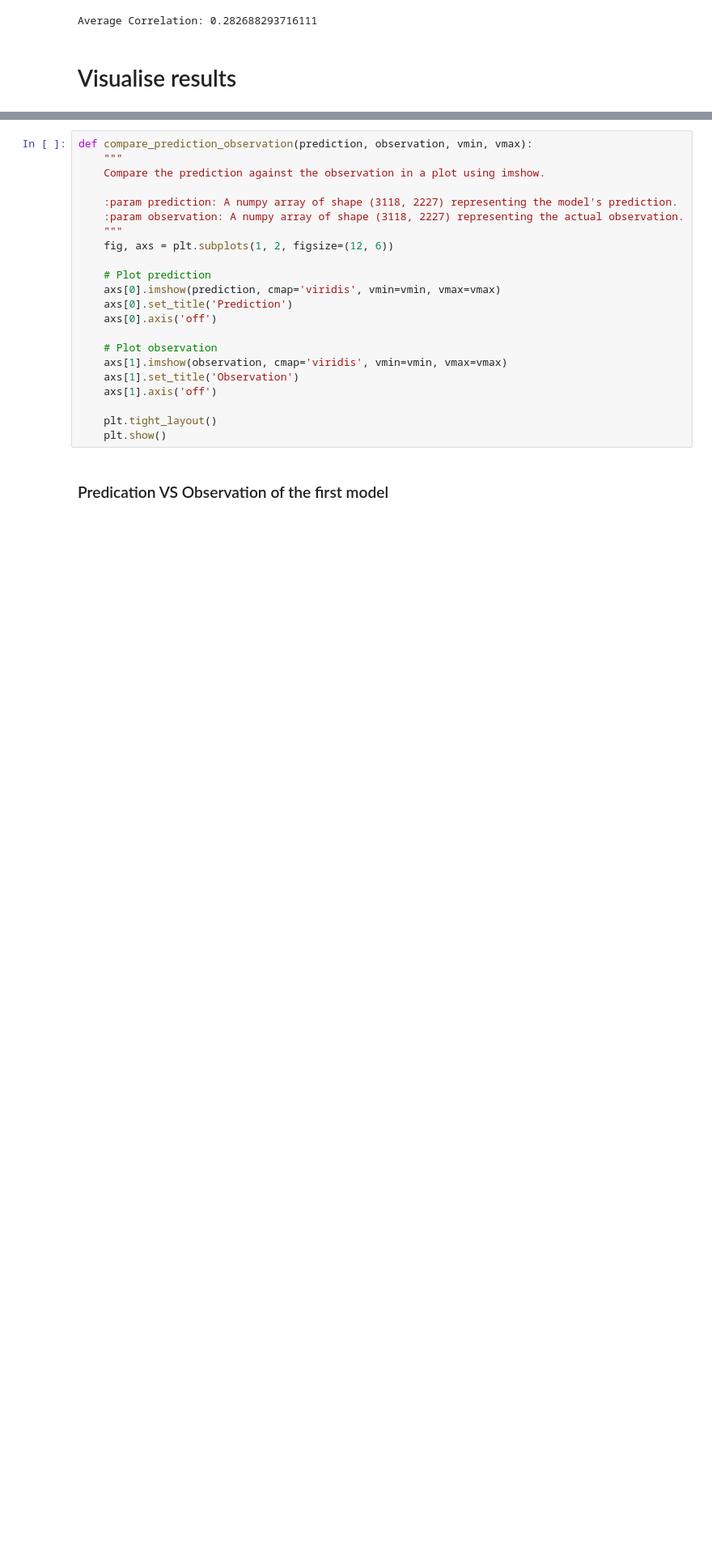
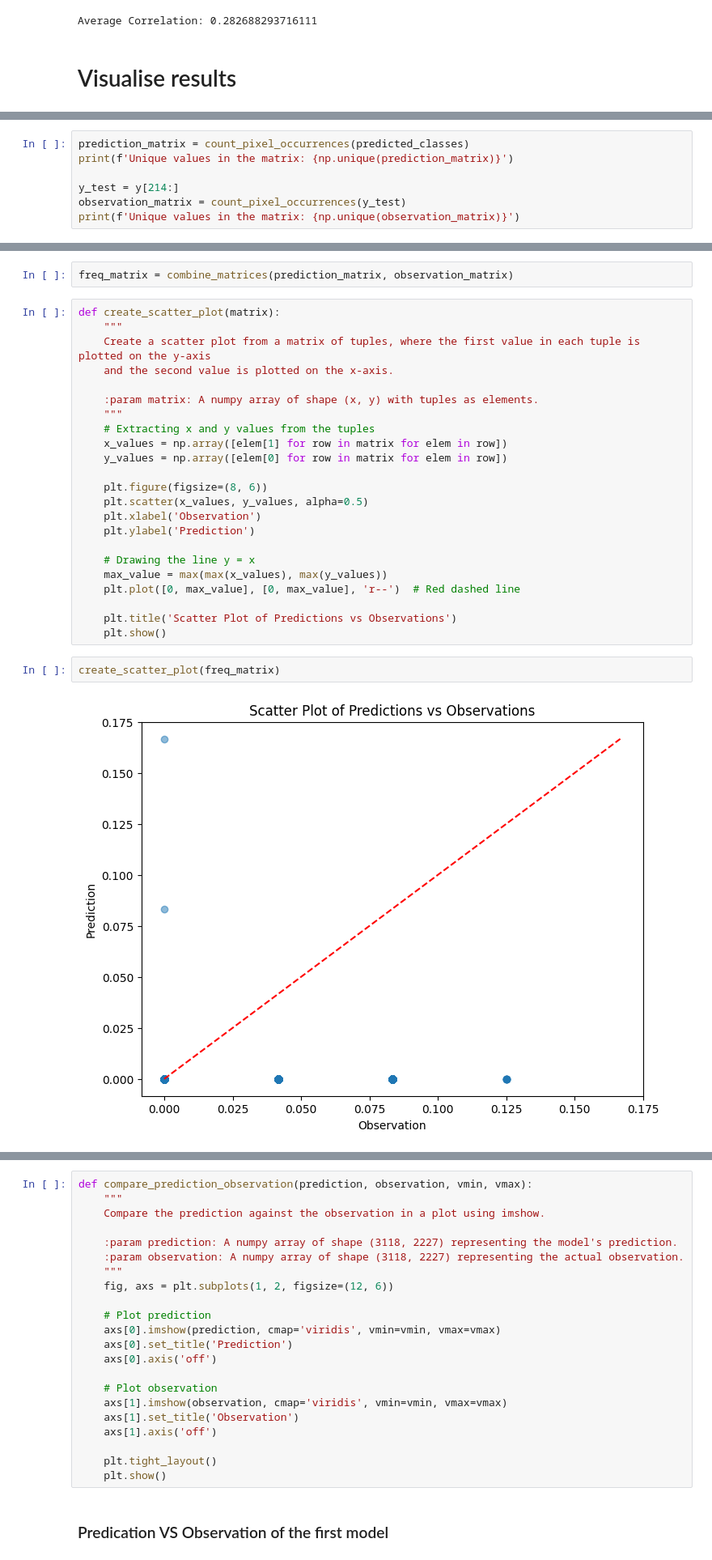
Before and after one commit to Tom-v-G/UC_wildfire_forecasting, a Jupyter notebook: data visualisation Rajiv.ipynb, the cells around one changed output, grey strips where cells are left out. Shown at 81% size. Drawn from its saved outputs; the diff is of its cells as text; blank space fills up the shorter version.

```diff
--- a/data visualisation Rajiv.ipynb
+++ b/data visualisation Rajiv.ipynb
@@ -862,0 +875,7 @@ Average Correlation: 0.282688293716111
+# %%
+prediction_matrix = count_pixel_occurrences(predicted_classes)
+print(f'Unique values in the matrix: {np.unique(prediction_matrix)}')
+
+y_test = y[214:]
+observation_matrix = count_pixel_occurrences(y_test)
+print(f'Unique values in the matrix: {np.unique(observation_matrix)}')
@@ -862,0 +910,29 @@ Average Correlation: 0.282688293716111
+# %%
+freq_matrix = combine_matrices(prediction_matrix, observation_matrix)
+# %%
+def create_scatter_plot(matrix):
+    """
+    Create a scatter plot from a matrix of tuples, where the first value in each tuple is plotted on the y-axis
+    and the second value is plotted on the x-axis.
+
+    :param matrix: A numpy array of shape (x, y) with tuples as elements.
+    """
+    # Extracting x and y values from the tuples
+    x_values = np.array([elem[1] for row in matrix for elem in row])
+    y_values = np.array([elem[0] for row in matrix for elem in row])
+
+    plt.figure(figsize=(8, 6))
+    plt.scatter(x_values, y_values, alpha=0.5)
+    plt.xlabel('Observation')
+    plt.ylabel('Prediction')
+
+    # Drawing the line y = x
+    max_value = max(max(x_values), max(y_values))
+    plt.plot([0, max_value], [0, max_value], 'r--')  # Red dashed line
+
+    plt.title('Scatter Plot of Predictions vs Observations')
+    plt.show()
+# %%
+create_scatter_plot(freq_matrix)
+# %% [output]
+[figure, added]
```
Also changed, not shown: parts of 25 cells of this notebook.
